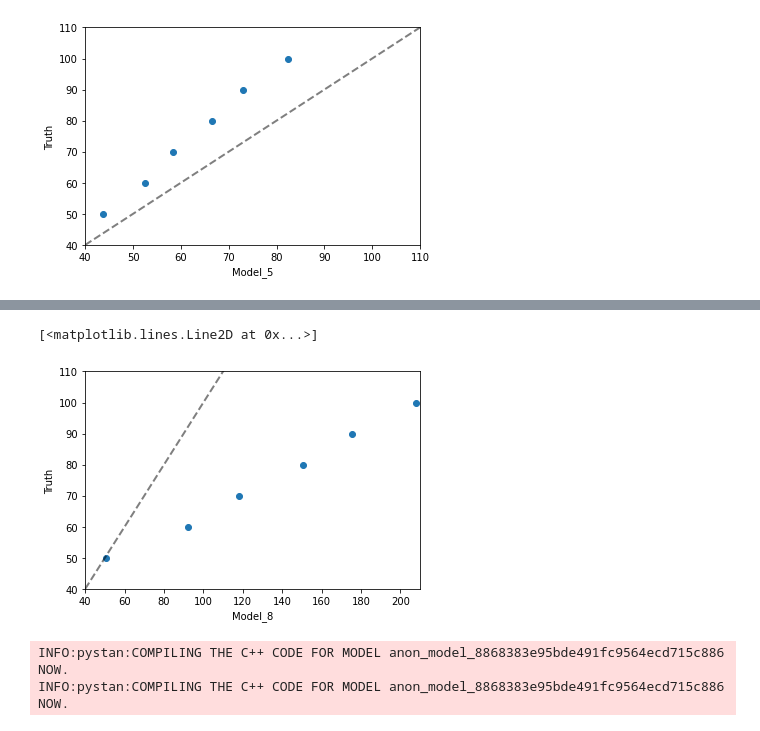
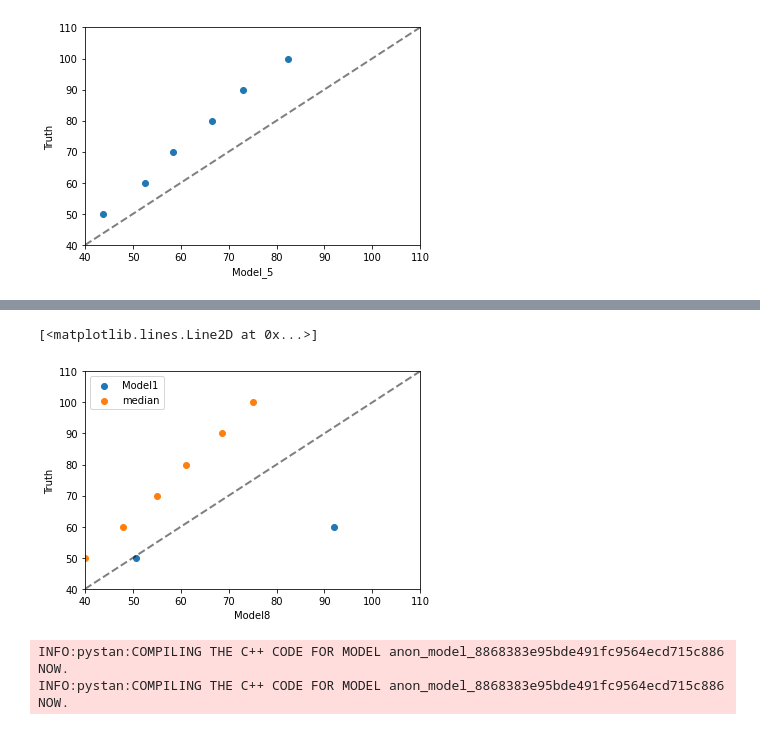
Before and after one commit to aakriti1kumar/Psych237-ScalarEstimation, a Jupyter notebook: 237_Models.ipynb, the cells around one changed output, grey strips where cells are left out. Saved outputs shown, nothing was run; the diff lists cells and outputs as text; code cells hidden in the pictures.

```diff
--- a/237_Models.ipynb
+++ b/237_Models.ipynb
@@ -207,20 +207,20 @@ data {
 parameters{
   vector<lower=0>[I] psi;
   vector<lower=0>[I] lambda;
-  real<lower=0> theta[J];
+  real<lower=0> theta;
 }
 transformed parameters{
   matrix<lower=0>[I,J] mu;
   for(i in 1:I)
     for(j in 1:J)
-      mu[i,j] = lambda[i]*theta[j];
+      mu[i,j] = lambda[i]*theta;
 }
 model{
   psi ~ cauchy(0,1);
   lambda ~ normal(1, .2);
   theta ~ normal(75,10);
   for(i in 1:I)
-    for(j in I:J){
+    for(j in 1:J){
       y[i,j] ~ normal(mu[i,j], psi[i]);
       }
 }
@@ -277,13 +288,13 @@ parameters{
   vector<lower=0>[I] psi;
   vector<lower=0>[I] lambda;
   real<lower=0> delta[I];
-  real<lower=0> theta[J];
+  real<lower=0> theta;
 }
 transformed parameters{
   matrix<lower=0>[I,J] mu;
   for(i in 1:I)
     for(j in 1:J)
-      mu[i,j] = lambda[i]*theta[j] + delta[i];
+      mu[i,j] = lambda[i]*theta + delta[i];
 }
 model{
   psi ~ gamma(2,2);
@@ -291,7 +302,7 @@ model{
   theta ~ normal(75,10);
   delta ~ normal(0,3);
   for(i in 1:I)
-    for(j in I:J){
+    for(j in 1:J){
       y[i,j] ~ normal(mu[i,j], psi[i]);
       }
 }
@@ -461,14 +471,16 @@ INFO:pystan:COMPILING THE C++ CODE FOR MODEL anon_model_f2ceb3a2387fe437e981fcc2
 # %%
-plt.scatter(model8_theta,[50,60,70,80,90,100])
-plt.xlabel("Model_8")
+plt.scatter(model8_theta,[50,60,70,80,90,100], label = "Model1")
+plt.scatter(median_response,[50,60,70,80,90,100], label = "median")
+plt.xlabel("Model8")
 plt.ylabel("Truth")
-plt.xlim(40,210)
+plt.xlim(40,110)
 plt.ylim(40,110)
 xpoints = ypoints = plt.xlim()
+plt.legend()
 plt.plot(xpoints, ypoints, linestyle='--', color='k', lw=2, scalex=False, scaley=False, alpha = .5)
 # %% [output]
 [<matplotlib.lines.Line2D at 0x...>]
-[figure, old version]
+[figure, new version]
 # %%
 #I people, J questions
 
```
Also changed, not shown: parts of 12 cells of this notebook.
